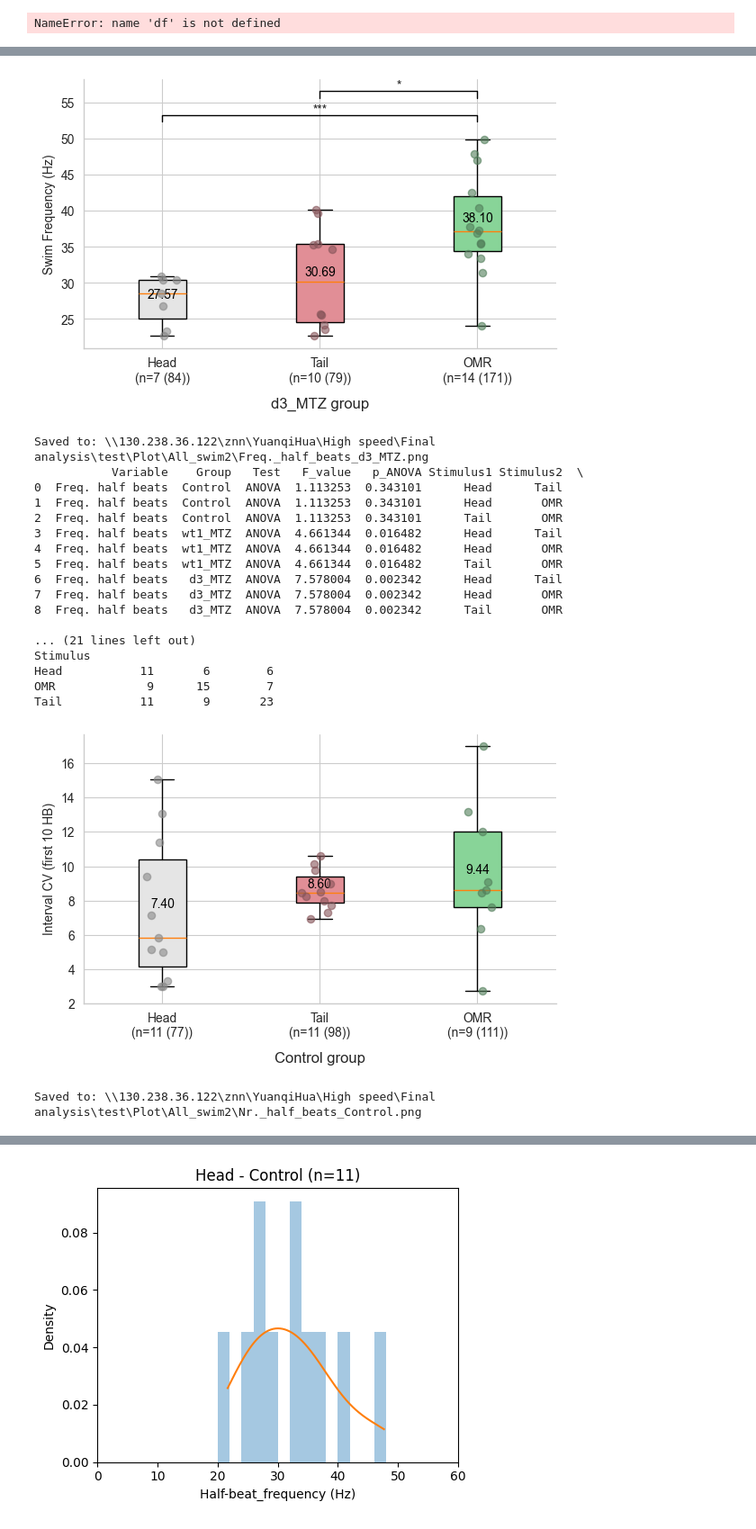
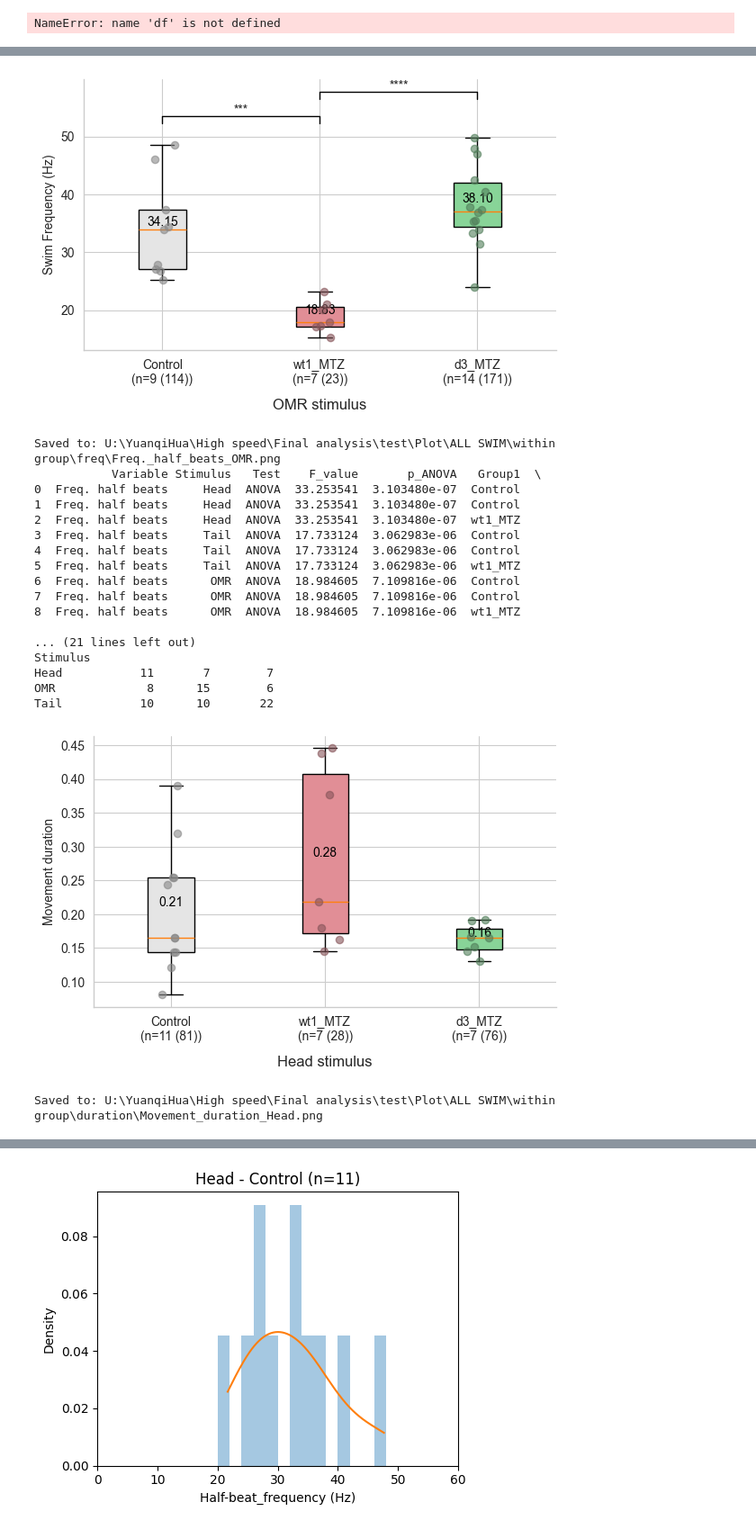
Before and after one commit to YuanqiHua1/HighSpeed, a Jupyter notebook: Final analysis.ipynb, the cells around one changed output, grey strips where cells are left out. Shown at 90% size. Saved outputs shown, nothing was run; the diff lists cells and outputs as text; code cells hidden in the pictures.

```diff
--- a/Final analysis.ipynb
+++ b/Final analysis.ipynb
@@ -451,7 +370,7 @@ def Freq_plot2(folder, ycol,savename,df_fish_clean):
 ycol = "Freq. half beats"
 df_swim_clean, df_fish_clean0, df_fish_clean = make_clean_dfs(df, ycol)
 
-df_plot = plot(folder=r'\\130.238.36.122\znn\YuanqiHua\High speed\Final analysis\Plot',
+df_plot = freq_dist_single(folder=r'\\130.238.36.122\znn\YuanqiHua\High speed\Final analysis\Plot',
                ycol=ycol,
                Ylabel="Swim Frequency (Hz)",
                df_swim_clean=df_swim_clean,
@@ -468,14 +407,15 @@ folder = r'U:\YuanqiHua\High speed\Final analysis\test'
 # %%
 # multiplot
-import tkinter as tk
-from tkinter import filedialog
 
 dfs = []
-base_folder = r"\\130.238.36.122\znn\YuanqiHua\High speed\Final analysis\test\Plot"
+base_folder = r"U:\YuanqiHua\High speed\Final analysis\test\Plot\ALL SWIM\within group"
 
 for ycol, ylabel in [
     ("Freq. half beats", "Swim Frequency (Hz)"),
-    ("Nr. half beats", "Interval CV (first 10 HB)"),
+    ("HB10_duration", "Movement duration"),
+    ("Max. deflection", "Max deflection"),
+    ("Max. curvature", "Max curvature"),
+    ("HB10_freq", "Number of Hbs")
 ]:
     print("\n==============================")
     print("Now processing:", ycol)
@@ -503,7 +443,7 @@ for ycol, ylabel in [
     )
 
     # Plot
-    df_plot = plot_head_tail_within_group(
+    df_plot = within_group(
         folder=save_folder,
         ycol=ycol,
         Ylabel=ylabel,
@@ -537,20 +477,20 @@ Saved to: \\130.238.36.122\znn\YuanqiHua\High speed\Final analysis\test\Plot\All
-[figure, old version]
+[figure, new version]
-Saved to: \\130.238.36.122\znn\YuanqiHua\High speed\Final analysis\test\Plot\All_swim2\Freq._half_beats_d3_MTZ.png
-           Variable    Group   Test   F_value   p_ANOVA Stimulus1 Stimulus2  \
-0  Freq. half beats  Control  ANOVA  1.113253  0.343101      Head      Tail
-1  Freq. half beats  Control  ANOVA  1.113253  0.343101      Head       OMR
-2  Freq. half beats  Control  ANOVA  1.113253  0.343101      Tail       OMR
-3  Freq. half beats  wt1_MTZ  ANOVA  4.661344  0.016482      Head      Tail
-4  Freq. half beats  wt1_MTZ  ANOVA  4.661344  0.016482      Head       OMR
-5  Freq. half beats  wt1_MTZ  ANOVA  4.661344  0.016482      Tail       OMR
-6  Freq. half beats   d3_MTZ  ANOVA  7.578004  0.002342      Head      Tail
-7  Freq. half beats   d3_MTZ  ANOVA  7.578004  0.002342      Head       OMR
-8  Freq. half beats   d3_MTZ  ANOVA  7.578004  0.002342      Tail       OMR
+Saved to: U:\YuanqiHua\High speed\Final analysis\test\Plot\ALL SWIM\within group\freq\Freq._half_beats_OMR.png
+           Variable Stimulus   Test    F_value       p_ANOVA   Group1  \
+0  Freq. half beats     Head  ANOVA  33.253541  3.103480e-07  Control
+1  Freq. half beats     Head  ANOVA  33.253541  3.103480e-07  Control
+2  Freq. half beats     Head  ANOVA  33.253541  3.103480e-07  wt1_MTZ
+3  Freq. half beats     Tail  ANOVA  17.733124  3.062983e-06  Control
+4  Freq. half beats     Tail  ANOVA  17.733124  3.062983e-06  Control
+5  Freq. half beats     Tail  ANOVA  17.733124  3.062983e-06  wt1_MTZ
+6  Freq. half beats      OMR  ANOVA  18.984605  7.109816e-06  Control
+7  Freq. half beats      OMR  ANOVA  18.984605  7.109816e-06  Control
+8  Freq. half beats      OMR  ANOVA  18.984605  7.109816e-06  wt1_MTZ
 
 ... (21 lines left out)
 Stimulus
-Head           11       6        6
-OMR             9      15        7
-Tail           11       9       23
+Head           11       7        7
+OMR             8      15        6
+Tail           10      10       22
-[figure, old version]
+[figure, new version]
-Saved to: \\130.238.36.122\znn\YuanqiHua\High speed\Final analysis\test\Plot\All_swim2\Nr._half_beats_Control.png
+Saved to: U:\YuanqiHua\High speed\Final analysis\test\Plot\ALL SWIM\within group\duration\Movement_duration_Head.png
```
Also changed, not shown: parts of 16 cells of this notebook, 8 other files.
